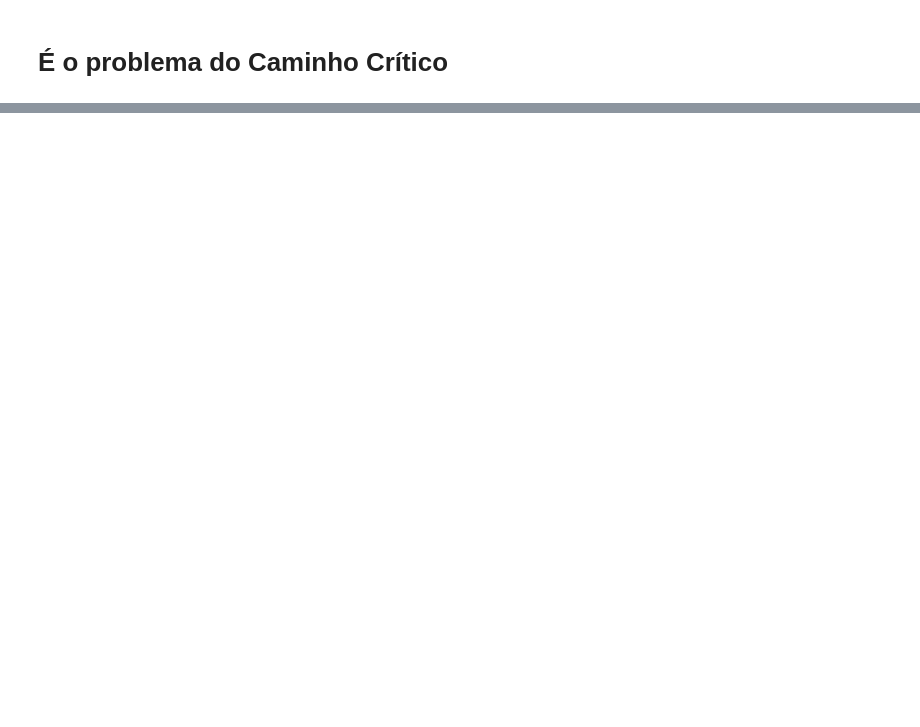
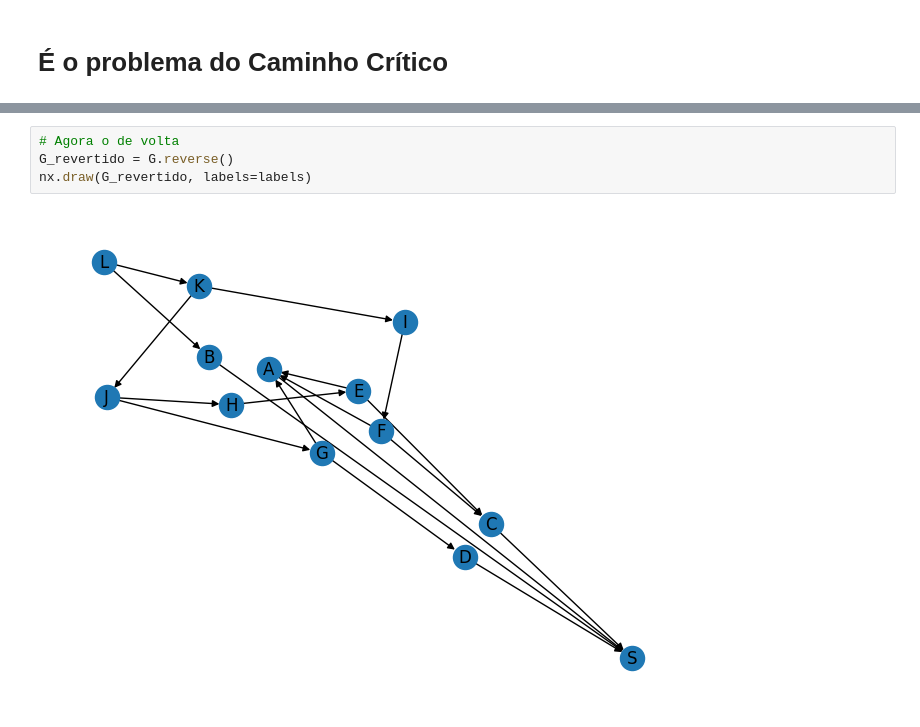
Before and after one commit to Stopfield/An-liseDeAlgoritmos, a Jupyter notebook: Problema2.ipynb, the cells around one changed output, grey strips where cells are left out. Cells and saved outputs as stored; diff of their text form; blank space fills up the shorter version.

```diff
--- a/Problema2.ipynb
+++ b/Problema2.ipynb
@@ -104,0 +158,6 @@ S -> D -> G -> J -> K -> L -> FIM
+# %%
+# Agora o de volta
+G_revertido = G.reverse()
+nx.draw(G_revertido, labels=labels)
+# %% [output]
+[figure, added]
```
Also changed, not shown: parts of 10 cells of this notebook.
